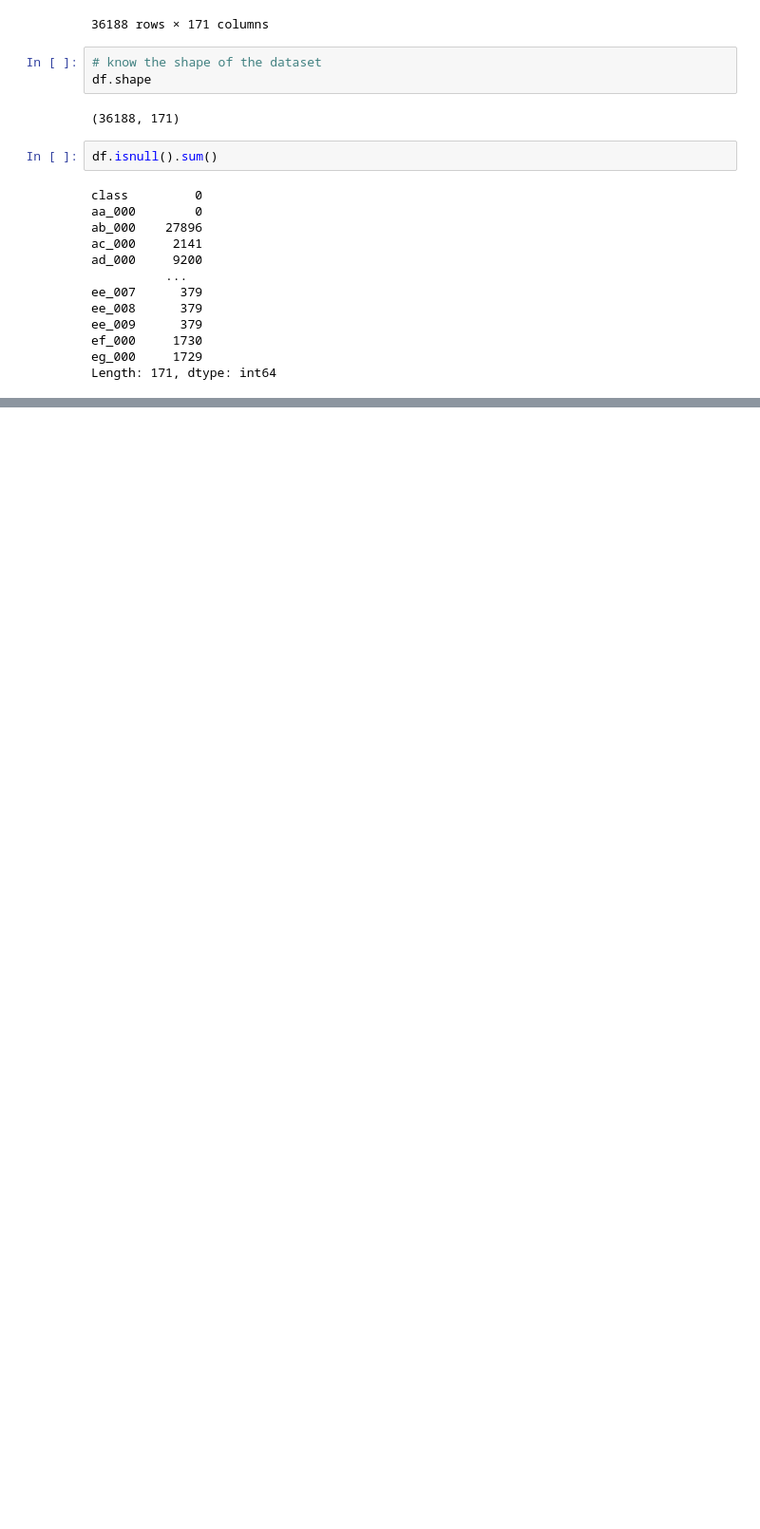
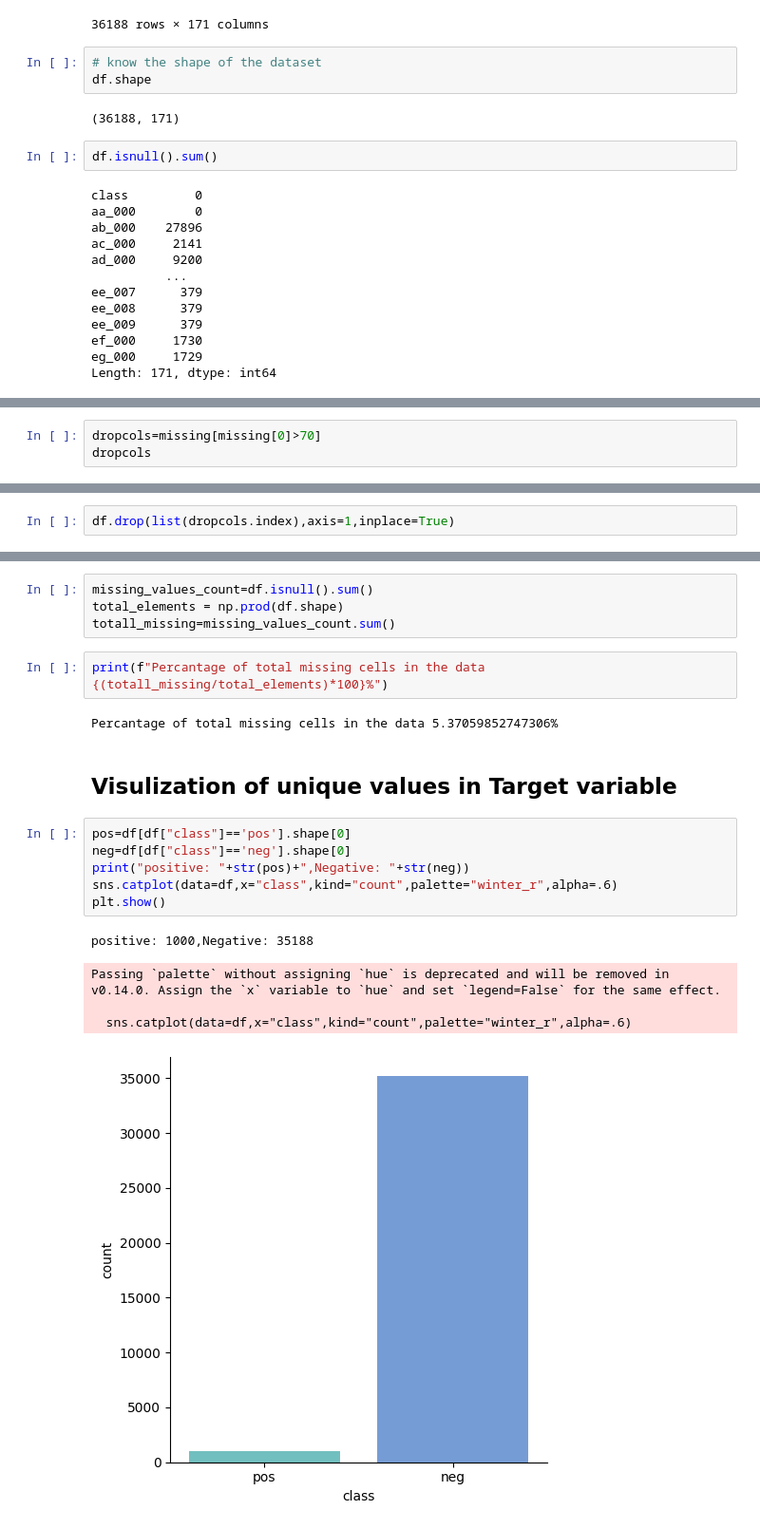
Before and after one commit to subodhkryadav/LiveSensor, a Jupyter notebook: Notebook/EDA.ipynb, the cells around one changed output, grey strips where cells are left out. Shown at 95% size. Saved outputs shown, nothing was run; the diff lists cells and outputs as text; blank space fills up the shorter version.

```diff
--- a/Notebook/EDA.ipynb
+++ b/Notebook/EDA.ipynb
@@ -43,0 +92,3 @@ Length: 171, dtype: int64
+# %%
+dropcols=missing[missing[0]>70]
+dropcols
@@ -43,0 +104,2 @@ Length: 171, dtype: int64
+# %%
+df.drop(list(dropcols.index),axis=1,inplace=True)
@@ -43,0 +113,22 @@ Length: 171, dtype: int64
+# %%
+missing_values_count=df.isnull().sum()
+total_elements = np.prod(df.shape)
+totall_missing=missing_values_count.sum()
+# %%
+print(f"Percantage of total missing cells in the data {(totall_missing/total_elements)*100}%")
+# %% [output]
+Percantage of total missing cells in the data 5.37059852747306%
+# %% [markdown]
+## Visulization of unique values in Target variable
+# %%
+pos=df[df["class"]=='pos'].shape[0]
+neg=df[df["class"]=='neg'].shape[0]
+print("positive: "+str(pos)+",Negative: "+str(neg))
+sns.catplot(data=df,x="class",kind="count",palette="winter_r",alpha=.6)
+plt.show()
+# %% [output]
+positive: 1000,Negative: 35188
+Passing `palette` without assigning `hue` is deprecated and will be removed in v0.14.0. Assign the `x` variable to `hue` and set `legend=False` for the same effect.
+
+  sns.catplot(data=df,x="class",kind="count",palette="winter_r",alpha=.6)
+[figure, added]
```
Also changed, not shown: parts of 14 cells of this notebook.
